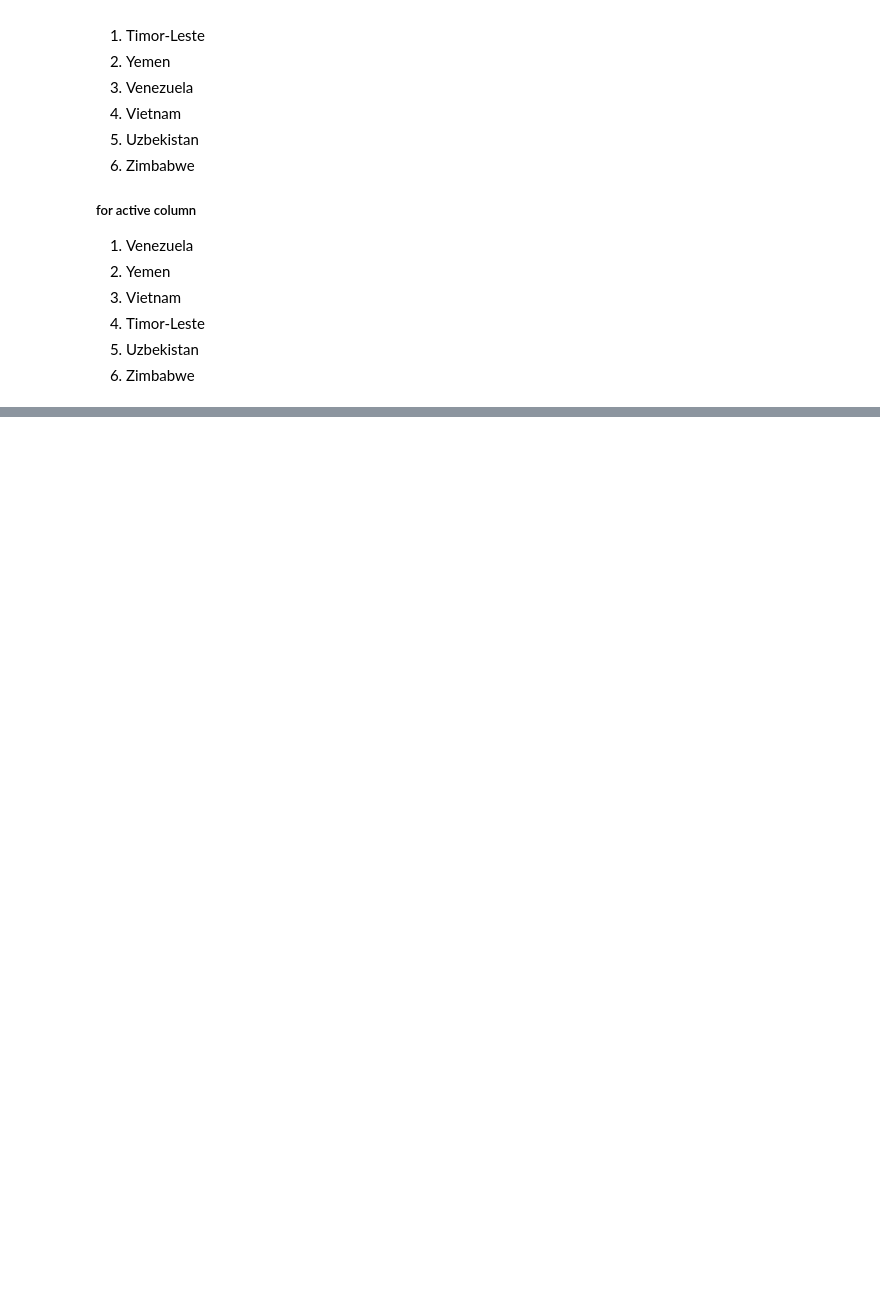
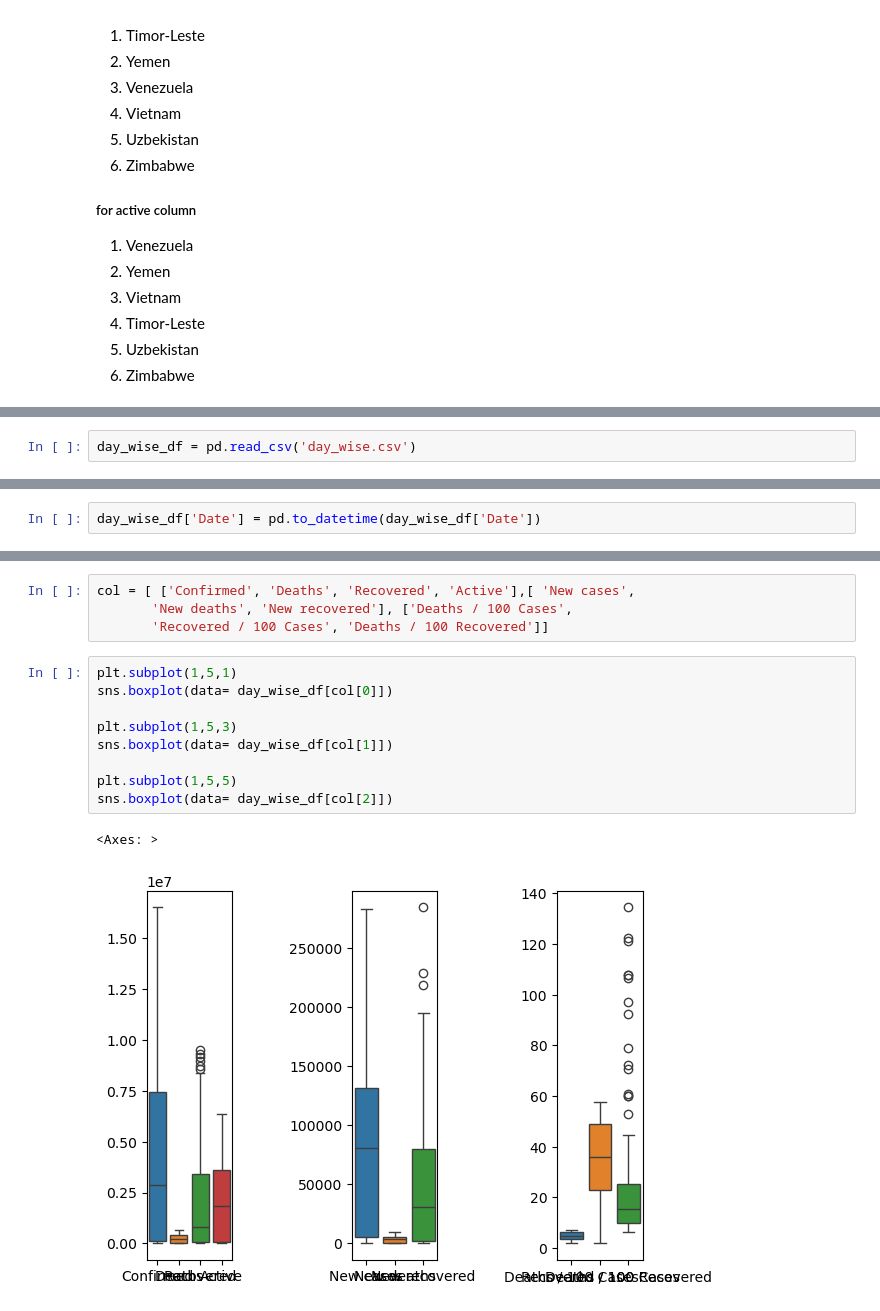
Before and after one commit to 27Swa/HackerRank-python-problems, a Jupyter notebook: Data preprocessing and visualization/covid-19-analysis-and-visualization.ipynb, the cells around one changed output, grey strips where cells are left out. Saved outputs shown, nothing was run; the diff lists cells and outputs as text; blank space fills up the shorter version.

```diff
--- a/Data preprocessing and visualization/covid-19-analysis-and-visualization.ipynb
+++ b/Data preprocessing and visualization/covid-19-analysis-and-visualization.ipynb
@@ -370,0 +503,2 @@ plt.show()
+# %%
+day_wise_df = pd.read_csv('day_wise.csv')
@@ -370,0 +527,2 @@ plt.show()
+# %%
+day_wise_df['Date'] = pd.to_datetime(day_wise_df['Date'])
@@ -370,0 +566,16 @@ plt.show()
+# %%
+col = [ ['Confirmed', 'Deaths', 'Recovered', 'Active'],[ 'New cases',
+       'New deaths', 'New recovered'], ['Deaths / 100 Cases',
+       'Recovered / 100 Cases', 'Deaths / 100 Recovered']]
+# %%
+plt.subplot(1,5,1)
+sns.boxplot(data= day_wise_df[col[0]])
+
+plt.subplot(1,5,3)
+sns.boxplot(data= day_wise_df[col[1]])
+
+plt.subplot(1,5,5)
+sns.boxplot(data= day_wise_df[col[2]])
+# %% [output]
+<Axes: >
+[figure, added]
```
Also changed, not shown: parts of 84 cells of this notebook, 1 other file.
